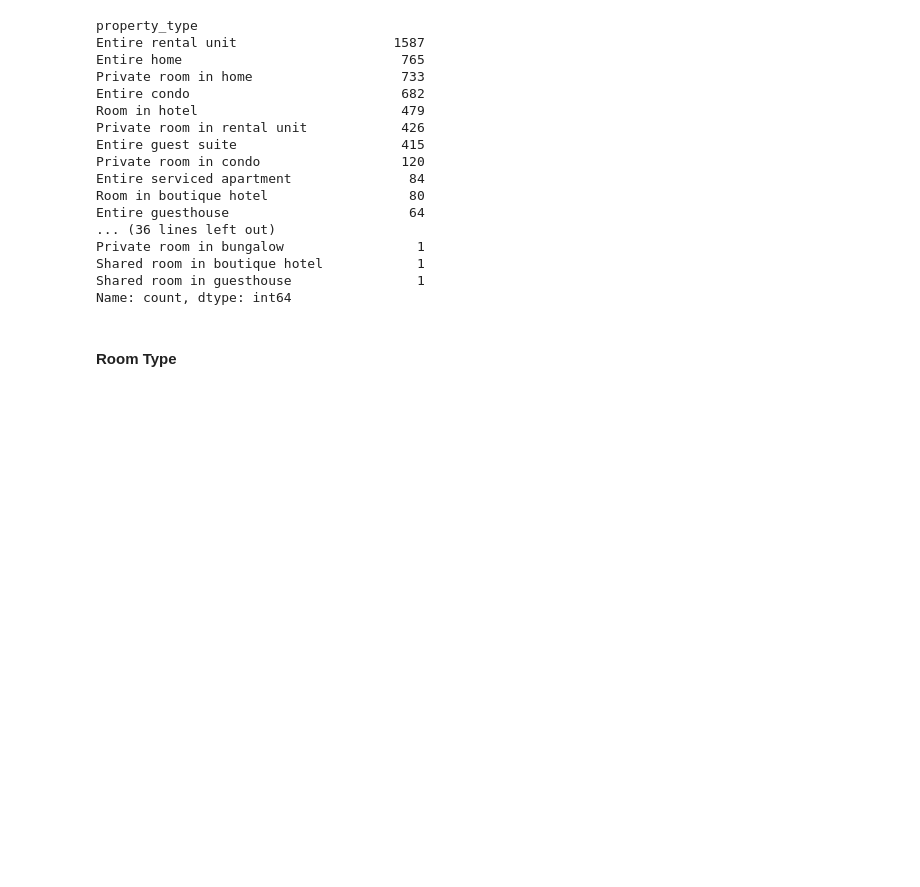
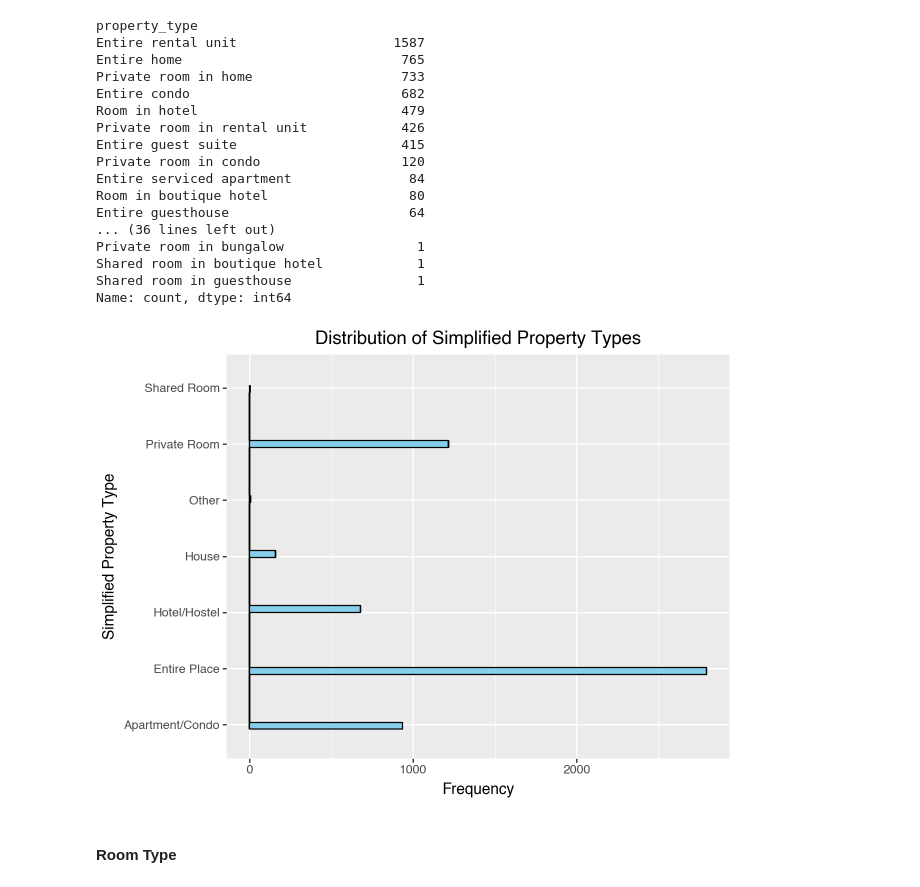
Before and after one commit to matteosaisi/airbnb-pricing-optimization, a Jupyter notebook: notebooks/01_data_exploration.ipynb, the cells around one changed output. Drawn from its saved outputs; the diff is of its cells as text; code cells hidden in the pictures; blank space fills up the shorter version.

```diff
--- a/notebooks/01_data_exploration.ipynb
+++ b/notebooks/01_data_exploration.ipynb
@@ -289,3 +312,20 @@ Name: count, dtype: int64
+# %%
+# Cleaner distribution with less categories
+
+(
+    ggplot(df, mapping = aes(x = "property_type_simple")) +
+    geom_histogram(bins = 50,
+                   fill = "skyblue",
+                   color = "black") +
+    coord_flip() +
+    labs(
+        title = "Distribution of Simplified Property Types",
+        x = "Simplified Property Type",
+        y = "Frequency"
+    )
+)
+# %% [output]
+[figure, added]
 # %% [markdown]
 #### Room Type
 # %%
```
Also changed, not shown: parts of 26 cells of this notebook.
